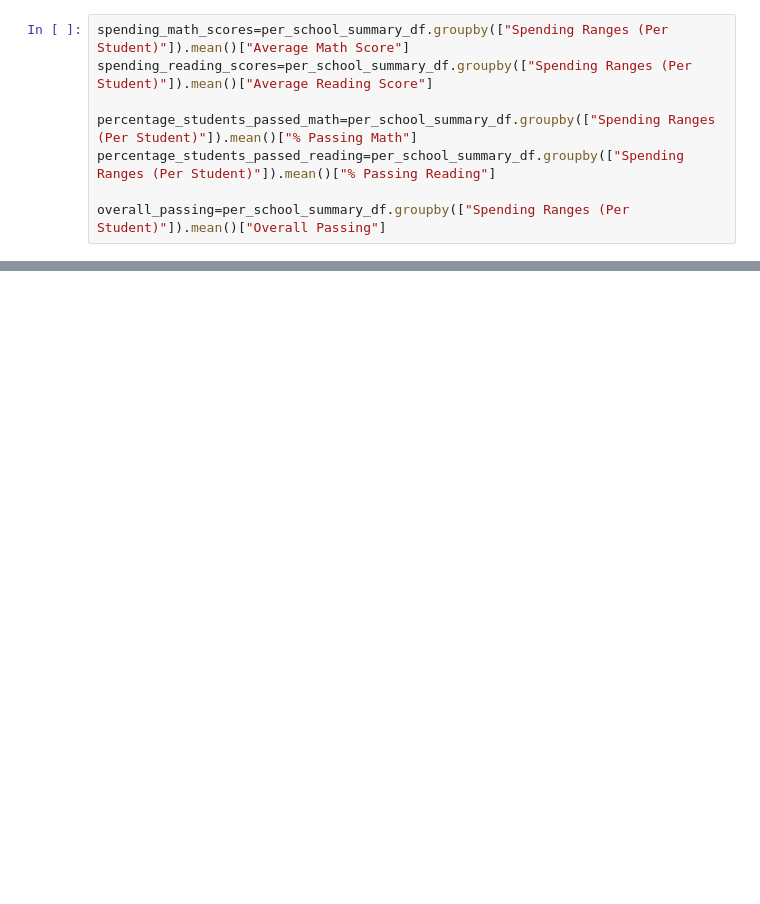
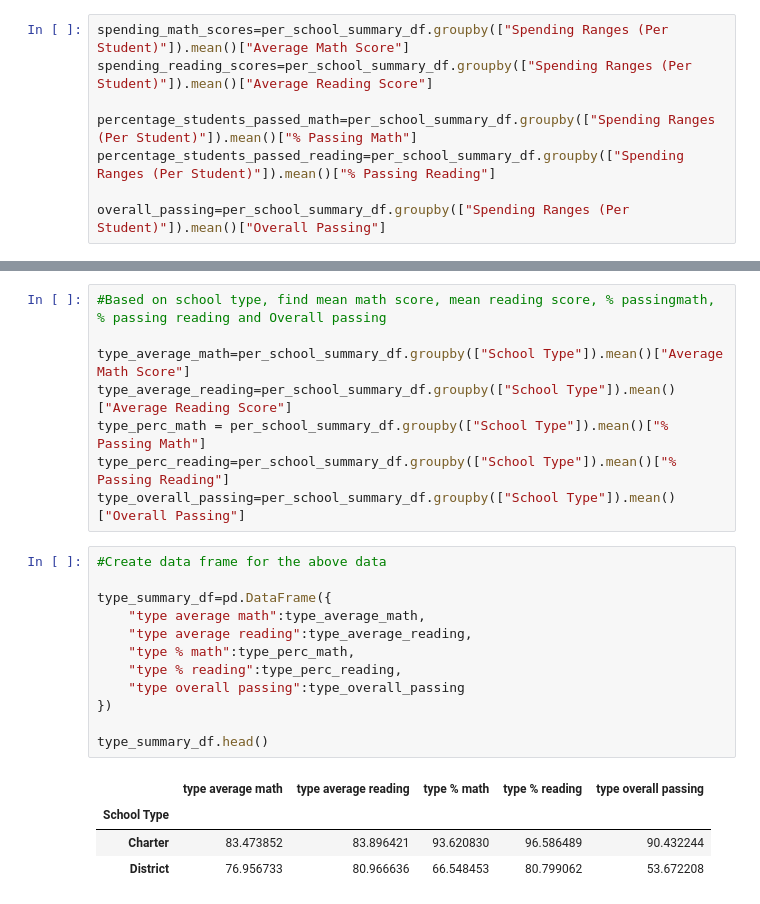
Before and after one commit to shaileeM/School_District_Analysis, a Jupyter notebook: PyCitySchools.ipynb, the cells around one changed output, grey strips where cells are left out. Drawn from its saved outputs; the diff is of its cells as text; blank space fills up the shorter version.

```diff
--- a/PyCitySchools.ipynb
+++ b/PyCitySchools.ipynb
@@ -929,0 +930,25 @@ size_summary_df.head()
+# %%
+#Based on school type, find mean math score, mean reading score, % passingmath, % passing reading and Overall passing
+
+type_average_math=per_school_summary_df.groupby(["School Type"]).mean()["Average Math Score"]
+type_average_reading=per_school_summary_df.groupby(["School Type"]).mean()["Average Reading Score"]
+type_perc_math = per_school_summary_df.groupby(["School Type"]).mean()["% Passing Math"]
+type_perc_reading=per_school_summary_df.groupby(["School Type"]).mean()["% Passing Reading"]
+type_overall_passing=per_school_summary_df.groupby(["School Type"]).mean()["Overall Passing"]
+# %%
+#Create data frame for the above data
+
+type_summary_df=pd.DataFrame({
+    "type average math":type_average_math,
+    "type average reading":type_average_reading,
+    "type % math":type_perc_math,
+    "type % reading":type_perc_reading,
+    "type overall passing":type_overall_passing
+})
+
+type_summary_df.head()
+# %% [output]
+|  | type average math | type average reading | type % math | type % reading | type overall passing |
+| School Type |  |  |  |  |  |
+| Charter | 83.473852 | 83.896421 | 93.620830 | 96.586489 | 90.432244 |
+| District | 76.956733 | 80.966636 | 66.548453 | 80.799062 | 53.672208 |
```
Also changed, not shown: parts of 8 cells of this notebook.
